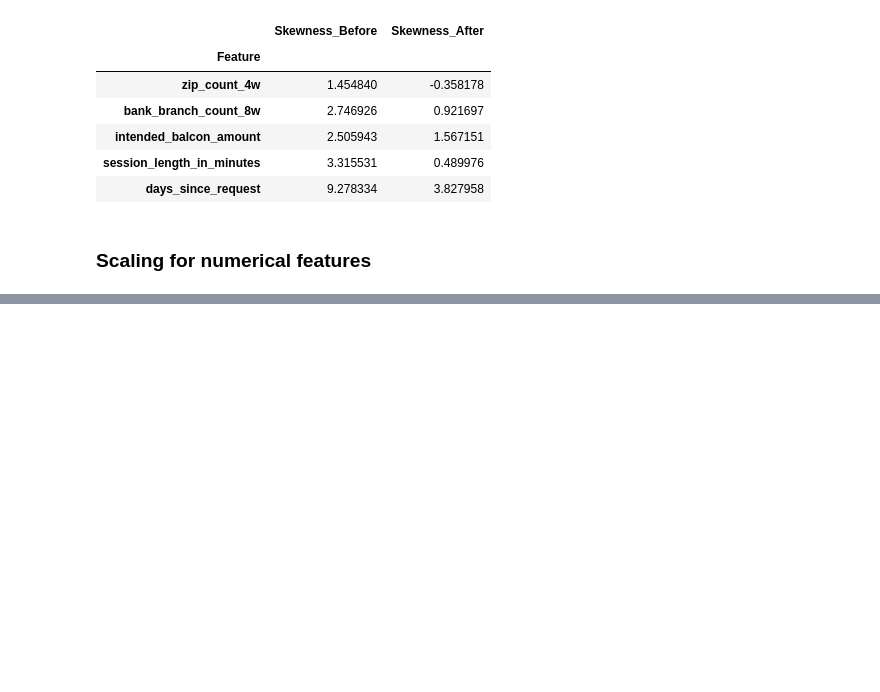
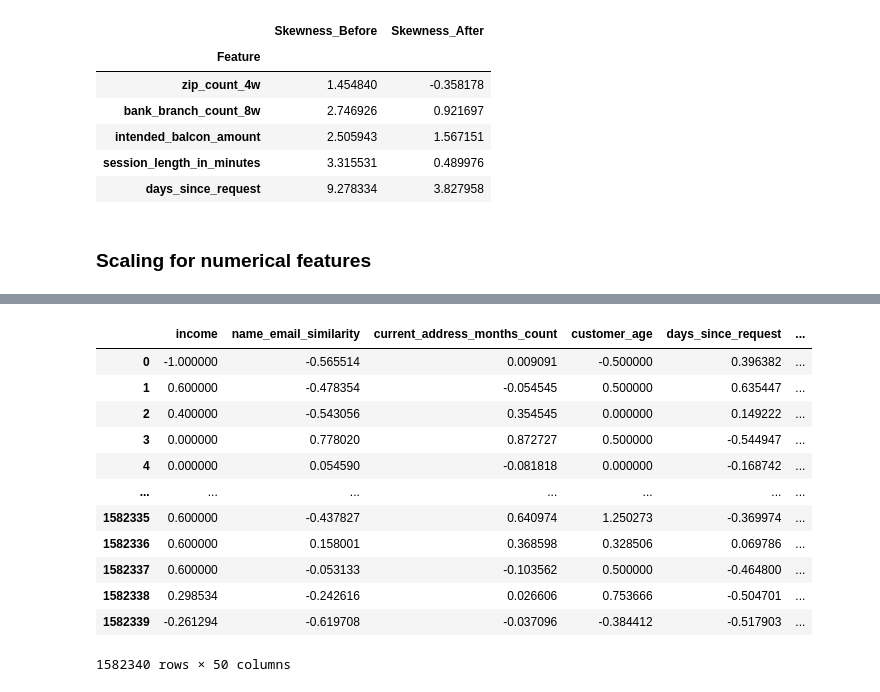
Before and after one commit to jonnywong288/bank-account-fraud, a Jupyter notebook: feature_engineering.ipynb, the cells around one changed output, grey strips where cells are left out. Drawn from its saved outputs; the diff is of its cells as text; code cells hidden in the pictures; blank space fills up the shorter version.

```diff
--- a/feature_engineering.ipynb
+++ b/feature_engineering.ipynb
@@ -248,7 +251,7 @@ features = []
 skews = []
 for i in to_transform:
         features.append(i)
-        skews.append(skew(X_train[i]))
+        skews.append(skew(X_train_transformed[i]))
 skews_df = pd.DataFrame({'Feature':features, 'Skewness_After':skews}).set_index('Feature')
 magnitude_of_ranges_df.join(skews_df, on='Feature', how='inner').drop('range_orders_of_magnitude', axis=1).rename(columns={'Skewness':'Skewness_Before'})
 # %% [output]
@@ -272,11 +275,11 @@ to_drop = ['prev_address_months_count', 'bank_months_count'] # variables not use
 to_scale = [i for i in numericals if i not in to_drop]
 
 # Scale all numerical features in both train and test sets
-X_train_scaled = X_train.copy()
-X_test_scaled = X_test.copy()
+X_train_transformed_scaled = X_train_transformed.copy()
+X_test_transformed_scaled = X_test_transformed.copy()
 
-X_train_scaled[to_scale] = scaler.fit_transform(X_train[to_scale])
-X_test_scaled[to_scale] = scaler.transform(X_test[to_scale])
+X_train_transformed_scaled[to_scale] = scaler.fit_transform(X_train_transformed[to_scale])
+X_test_transformed_scaled[to_scale] = scaler.transform(X_test_transformed[to_scale])
 # %%
 X_train
 # %% [output]
@@ -336,0 +359,20 @@ X_train_scaled
+# %%
+from imblearn.over_sampling import SMOTE
+sm = SMOTE(random_state=0)
+X_train_res, y_train_res = sm.fit_resample(X_train_transformed_scaled, y_train.ravel())
+# %%
+X_train_res
+# %% [output]
+|  | income | name_email_similarity | current_address_months_count | customer_age | days_since_request | ... |
+| 0 | -1.000000 | -0.565514 | 0.009091 | -0.500000 | 0.396382 | ... |
+| 1 | 0.600000 | -0.478354 | -0.054545 | 0.500000 | 0.635447 | ... |
+| 2 | 0.400000 | -0.543056 | 0.354545 | 0.000000 | 0.149222 | ... |
+| 3 | 0.000000 | 0.778020 | 0.872727 | 0.500000 | -0.544947 | ... |
+| 4 | 0.000000 | 0.054590 | -0.081818 | 0.000000 | -0.168742 | ... |
+| ... | ... | ... | ... | ... | ... | ... |
+| 1582335 | 0.600000 | -0.437827 | 0.640974 | 1.250273 | -0.369974 | ... |
+| 1582336 | 0.600000 | 0.158001 | 0.368598 | 0.328506 | 0.069786 | ... |
+| 1582337 | 0.600000 | -0.053133 | -0.103562 | 0.500000 | -0.464800 | ... |
+| 1582338 | 0.298534 | -0.242616 | 0.026606 | 0.753666 | -0.504701 | ... |
+| 1582339 | -0.261294 | -0.619708 | -0.037096 | -0.384412 | -0.517903 | ... |
+1582340 rows × 50 columns
```
Also changed, not shown: parts of 10 cells of this notebook.
